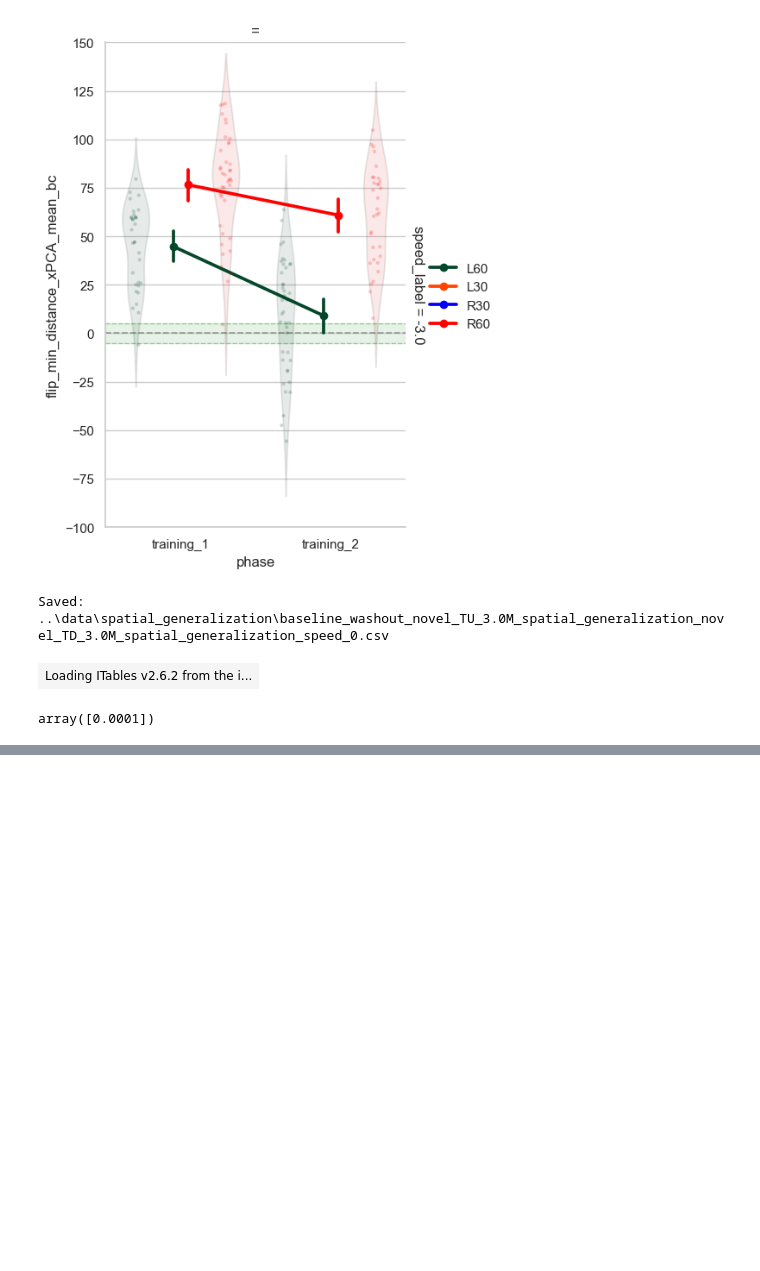
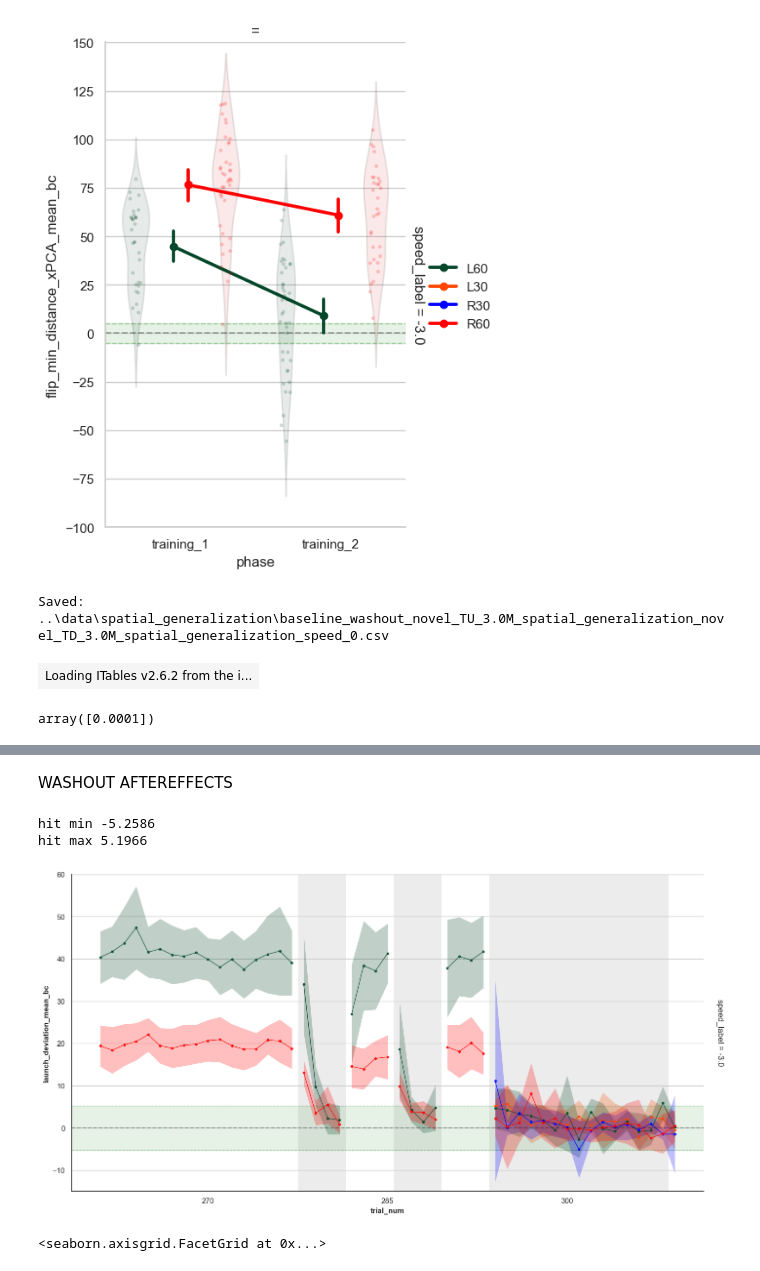
Before and after one commit to jacobjb02/vr-motor-adaptation-notebooks, a Jupyter notebook: Notebook/Spatial_Generalization_working.ipynb, the cells around one changed output, grey strips where cells are left out. Cells and saved outputs as stored; diff of their text form; code cells hidden in the pictures; blank space fills up the shorter version.

```diff
--- a/Notebook/Spatial_Generalization_working.ipynb
+++ b/Notebook/Spatial_Generalization_working.ipynb
@@ -831,0 +861,45 @@ plot_all_trials(t,
+# %% [markdown]
+WASHOUT AFTEREFFECTS
+# %%
+df_t1 = df_bc[df_bc['phase'] == 'training_1']
+trial_max = df_t1['trial_num'].max()
+
+df_t1_last16 = df_t1[df_t1['trial_num'] >= trial_max - 16]
+
+df_ST = df_bc[df_bc['phase'] == 'washout_ST'].copy()
+
+# washout 1 only
+df_w1 = df_bc[df_bc['phase'] == 'washout_1_AT'].copy()
+
+# early washout 2
+df_w2 = df_bc[df_bc['phase'] == 'washout_2_AT'].copy()
+
+
+# # combine
+df_c = pd.concat([df_t1_last16, df_ST, df_w1])
+
+from src.plotting import plot_all_trials
+plot_all_trials(df_c,
+                     col_col =None,
+                     row_col='speed_label',
+                     cond_col=None,
+                     ppid_col='ppid_full',
+                     target_col='target_x_label',
+                     y_col = 'launch_deviation_mean_bc', # launch_deviation_mean_bc
+                     x_col='trial_num',
+                     vertical_list=[],
+                     hit_col='target_hit',
+                     ref_range_col='signed_euclidean_cm',
+                     no_connect_col=['phase','water_speed_binary'],
+                     context='notebook',
+                     transition_col='water_speed_binary',
+                     marker_size=3.0,
+                     estimator='mean',
+                     y_lim=(-15,60),
+                     show_zero_line=True
+                    )
+# %% [output]
+hit min -5.2586
+hit max 5.1966
+[figure, added]
+<seaborn.axisgrid.FacetGrid at 0x...>
```
Also changed, not shown: parts of 14 cells of this notebook, 4 other files.
